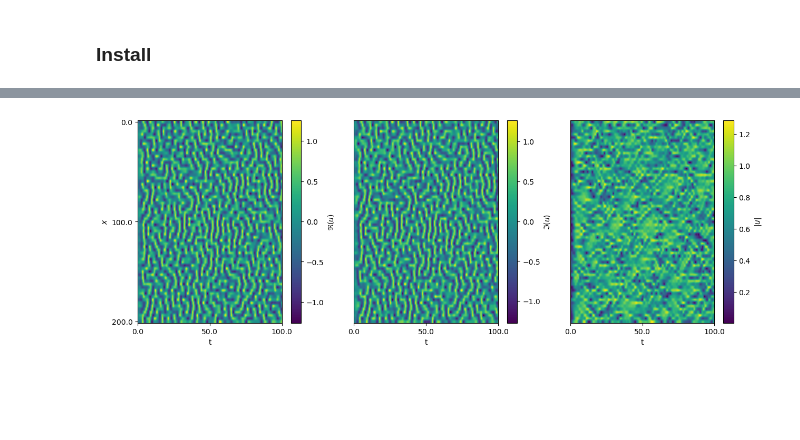
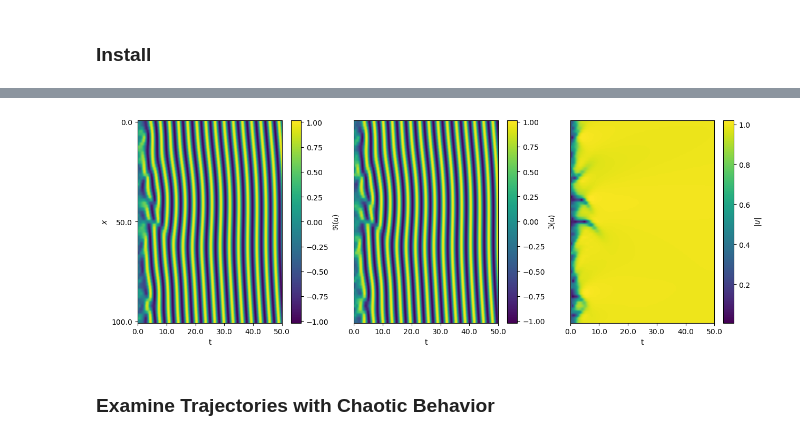
Before and after one commit to grmacchio/dynml, a Jupyter notebook: test_dynml/examples/test_cgle.ipynb, the cells around one changed output, grey strips where cells are left out. Cells and saved outputs as stored; diff of their text form; code cells hidden in the pictures; blank space fills up the shorter version.

```diff
--- a/test_dynml/examples/test_cgle.ipynb
+++ b/test_dynml/examples/test_cgle.ipynb
@@ -164,19 +157,19 @@ show()
 # %%
 K = 32                                                                         # set the number of Fourier modes
-L = 200.0                                                                       # set the domain size
+L = 100.0                                                                       # set the domain size
 alpha_r = 1.0                                                                   # set the real part of the alpha parameter
 alpha_i = 0.0                                                                   # set the imaginary part of the alpha parameter
 beta_r = 1.0                                                                    # set the real part of the beta parameter
-beta_i = 2.0                                                                    # set the imaginary part of the beta parameter
+beta_i = 1.0                                                                    # set the imaginary part of the beta parameter
 gamma_r = -1.0                                                                  # set the real part of the gamma parameter
-gamma_i = 2.0                                                                   # set the imaginary part of the gamma parameter
+gamma_i = -2.0                                                                  # set the imaginary part of the gamma parameter
 fos = CGLE(K, L, alpha_r, alpha_i, beta_r, beta_i, gamma_r, gamma_i)            # create the CGLE first-order system
 dt = 0.01                                                                       # set the time step
 method = 'rk3cn'                                                                # set the numerical method
 imp_sol = 'lu'                                                                  # set the implicit solver
 ds = gen_approx_discrete_sys(fos, dt, method, imp_sol)                          # generate the discrete system
 num_trajs = 4                                                                   # set the number of trajectories
-t_final = 100.0                                                                 # set the final time
+t_final = 50.0                                                                  # set the final time
 num_samples = int(t_final / dt) + 1                                             # set the number of time samples
 traj = gen_num_trajs(ds, fos.gen_ic, num_trajs, num_samples, compute='cpu',     # generate the numerical trajectories
                      output='cpu', pbar=True)
@@ -196,33 +189,35 @@ show()
 # %%
-dt_plot = 50.0                                                                  # set the time step for the x-axis ticks
+dt_plot = 10.0                                                                   # set the time step for the x-axis ticks
 dx = L / (2 * K)                                                                # set the space step
 dx_plot = K * dx                                                                # set the space step for the y-axis ticks
 fig, ax = subplots(1, 3, figsize=(15, 5))                                       # generate a figure and axis
 q = fos.state_to_phys(traj)                                                     # convert the trajectories to physical space
 x = linspace(0, L, fos.N)                                                       # generate the x vector
 im0 = ax[0].imshow(q[0, :, :].real.T, aspect='auto')                            # plot the real part of the trajectories
 ax[0].set_ylabel('$x$')                                                         # set the y-axis label
 ax[0].set_xlabel('t')                                                           # set the x-axis label
 ax[0].set_yticks(arange(0, 2 * K + 1, int(dx_plot/dx)).numpy())                 # set the y-axis tick positions
 ax[0].set_yticklabels(round(x[::int(dx_plot/dx)].numpy(), 2))                   # set the y-axis tick labels
 ax[0].set_xticks(arange(0, num_samples, int(dt_plot/dt)).numpy())               # set the x-axis tick positions
 ax[0].set_xticklabels(t[::int(dt_plot/dt)].numpy())                             # set the x-axis tick labels
 cbar0 = fig.colorbar(im0, ax=ax[0])                                             # add a colorbar to the plot
 cbar0.set_label('$\\Re(u)$')                                                    # set the colorbar label
 im1 = ax[1].imshow(q[0, :, :].imag.T, aspect='auto')                            # plot the imaginary part of the trajectories
 ax[1].set_xlabel('t')                                                           # set the x-axis label
 ax[1].set_yticks([])                                                            # remove the y-ticks
 ax[1].set_xticks(arange(0, num_samples, int(dt_plot/dt)).numpy())               # set the x-axis tick positions
 ax[1].set_xticklabels(t[::int(dt_plot/dt)].numpy())                             # set the x-axis tick labels
 cbar1 = fig.colorbar(im1, ax=ax[1])                                             # add a colorbar to the plot
 cbar1.set_label('$\\Im(u)$')                                                    # set the colorbar label
 im2 = ax[2].imshow(abs(q[0, :, :]).T, aspect='auto')                            # plot the absolute value of the trajectories
 ax[2].set_xlabel('t')                                                           # set the x-axis label
 ax[2].set_yticks([])                                                            # remove the y-ticks
 ax[2].set_xticks(arange(0, num_samples, int(dt_plot/dt)).numpy())               # set the x-axis tick positions
 ax[2].set_xticklabels(t[::int(dt_plot/dt)].numpy())                             # set the x-axis tick labels
 cbar2 = fig.colorbar(im2, ax=ax[2])                                             # add a colorbar to the plot
 cbar2.set_label('$|u|$')                                                        # set the colorbar label
 show()                                                                          # display the plots
 # %% [output]
-[figure, old version]
+[figure, new version]
+# %% [markdown]
+### Examine Trajectories with Chaotic Behavior
```
Also changed, not shown: parts of 19 cells of this notebook, 28 other files.
